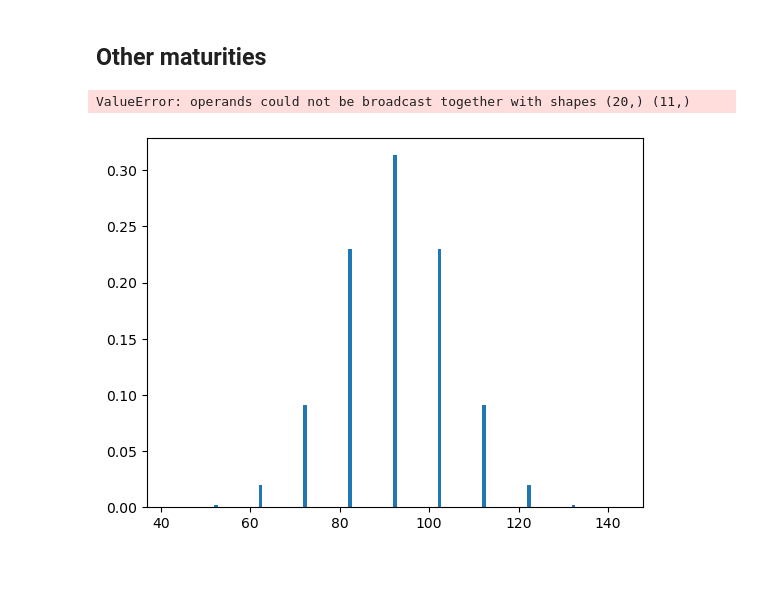
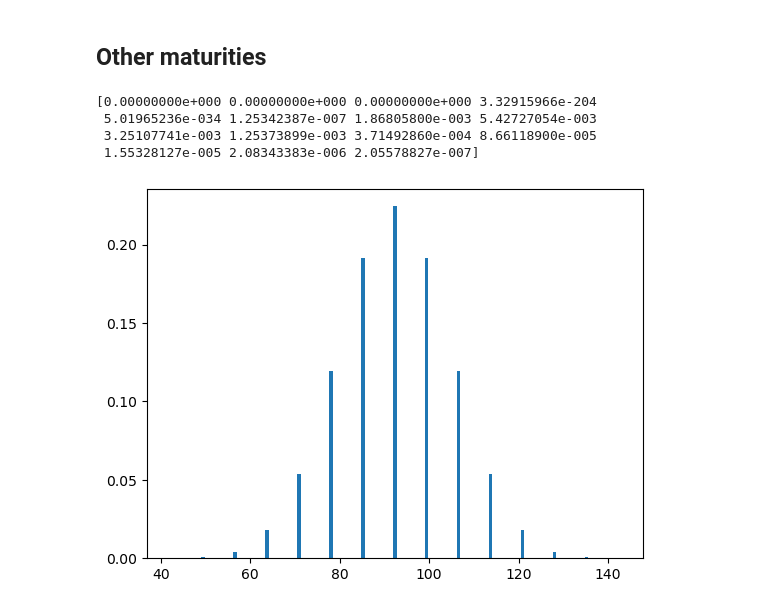
Before and after one commit to coolejungenhihi/volsurface_Sinkhorn, a Jupyter notebook: VolSurface_Sinkhorn.ipynb, the cells around one changed output. Saved outputs shown, nothing was run; the diff lists cells and outputs as text; code cells hidden in the pictures; blank space fills up the shorter version.

```diff
--- a/VolSurface_Sinkhorn.ipynb
+++ b/VolSurface_Sinkhorn.ipynb
@@ -613,25 +675,52 @@ def grad_G1_(V,u_list,h_list,K,omega,S0,delta_t,P1,P1_disc_X1):
 # %%
 maturities = amd_calls.index.unique()
+T0 = maturities[0]
+C0 = amd_calls.loc[T0]
+C0 = C0.reset_index(drop=True)
+T1 = maturities[1]
+C1 = amd_calls.loc[T1]
+C1 = C1.reset_index(drop=True)
 
-a, b, n = S0-50, S0+50, 11 # Take odd n, such that X1[(n-1)/2] = S0
+a, b, n = S0-50, S0+50, 15 # Take odd n, such that X1[(n-1)/2] = S0
 K1, K2 = a, b
 X1 = np.linspace(a,b,n) # Discrete grid
-T1 = maturities[0] #TODO: convert to integers
 
 t0 = date(2023, 4, 8)
 t1 = maturities[0].to_pydatetime().date()
 delta = t1 - t0
 delta = delta.days
-P1_ = lambda s1: norm.pdf(s1, S0, calculate_sigma0(S0,delta)*np.sqrt(delta)) # Marginal distribution of S at t1
+deltat = delta/252
+P1_ = lambda s1: norm.pdf(s1, S0, calculate_sigma(C0,6/252,[S0],[1])*np.sqrt(6/252)) # Marginal distribution of S at t1
 P1_disc = lambda x: P1_(x)/sum(P1_(X1))
 xx = np.linspace(0,200,1000)
 P1_disc_ = np.vectorize(P1_disc)
 plt.bar(X1,P1_disc(X1))
 
 
+
 u_list, h_list = np.zeros(n), np.zeros(n)
-print(G1_(V,u_list,h_list,K,omega_K,X1,delta_t,P1_,P1_disc(X1)))
-print(grad_G1_(V,u_list,h_list,K,omega_K,X1,delta_t,P1_,P1_disc(X1)))
+V0 = np.zeros(numK)
+
+# Test for S at t0
+#sigma0, beta = calculate_sigma0_beta(C0,6/252,[S0],[1])
+#print(sigma0)
+#print(beta)
+#print(sigma0*S0**beta) # Gives same value (82.267) -> OK
+
+# Test for S at t1
+#sigma0, beta = calculate_sigma0_beta(C1,7/365,X1,P1_disc(X1))
+#print(sigma0)
+#print(beta)
+#print(sigma0*X1**beta)
+
+
+#
+sigma = calculate_sigma(C1,7/365,X1,P1_disc(X1))
+sigma_sqrtdt = sigma*np.sqrt(7/365)
+print(m0(100,X1,np.array(C1['Strike']),sigma_sqrtdt,P1_disc(X1)))
 # %% [output]
-ValueError: operands could not be broadcast together with shapes (20,) (11,)
+[0.00000000e+000 0.00000000e+000 0.00000000e+000 3.32915966e-204
+ 5.01965236e-034 1.25342387e-007 1.86805800e-003 5.42727054e-003
+ 3.25107741e-003 1.25373899e-003 3.71492860e-004 8.66118900e-005
+ 1.55328127e-005 2.08343383e-006 2.05578827e-007]
-[figure, old version]
+[figure, new version]
```
Also changed, not shown: parts of 14 cells of this notebook.
